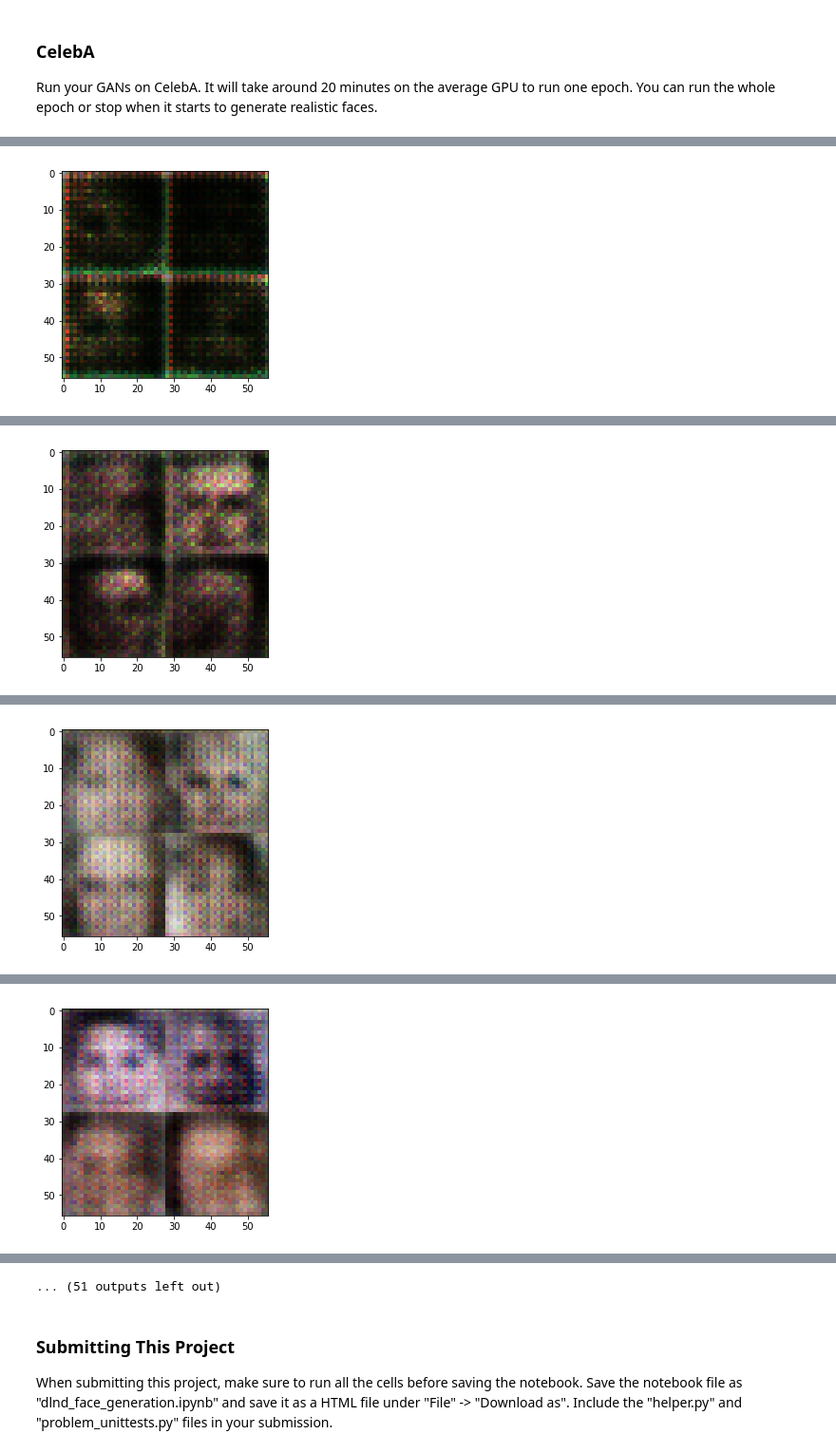
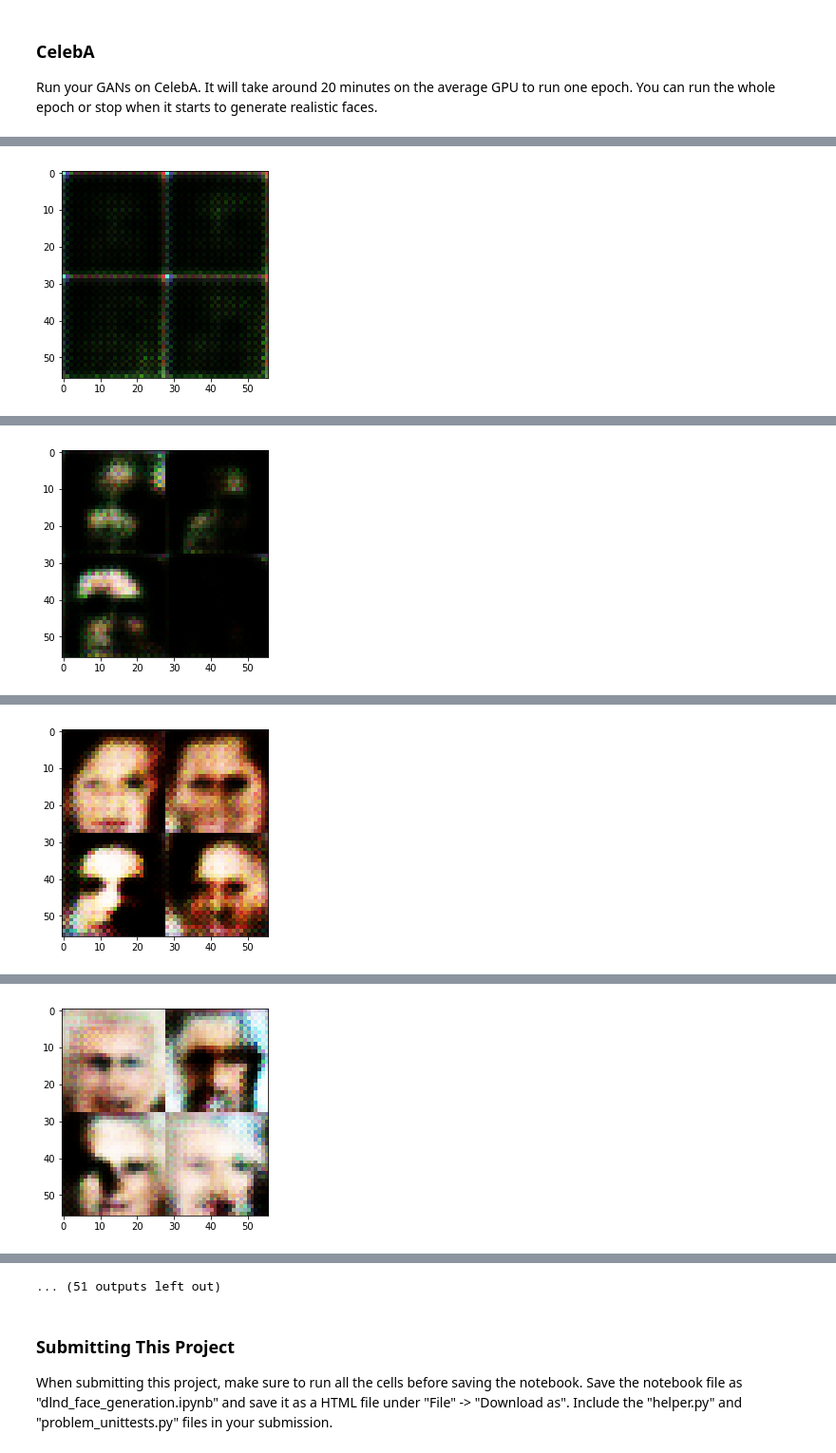
Before and after one commit to zjh1943/deep-learning, a Jupyter notebook: face_generation/dlnd_face_generation.ipynb, the cells around one changed output, grey strips where cells are left out. Shown at 95% size. Saved outputs shown, nothing was run; the diff lists cells and outputs as text; code cells hidden in the pictures.

```diff
--- a/face_generation/dlnd_face_generation.ipynb
+++ b/face_generation/dlnd_face_generation.ipynb
@@ -154,7 +147,7 @@ Tests Passed
 ### Discriminator
 Implement `discriminator` to create a discriminator neural network that discriminates on `images`.  This function should be able to reuse the variables in the neural network.  Use [`tf.variable_scope`](https://www.tensorflow.org/api_docs/python/tf/variable_scope) with a scope name of "discriminator" to allow the variables to be reused.  The function should return a tuple of (tensor output of the discriminator, tensor logits of the discriminator).
 # %%
-def discriminator(images, reuse=False, alpha=0.2):
+def discriminator(images, reuse=False, alpha=0.2, dropout=0.4):
     """
     Create the discriminator network
     :param images: Tensor of input image(s)
@@ -164,19 +157,25 @@ def discriminator(images, reuse=False, alpha=0.2):
     # TODO: Implement Function
 
     with tf.variable_scope('discriminator', reuse=reuse):
+
+        xavier = tf.contrib.layers.xavier_initializer()
+
         # Input layer is 28x28x3 OR 28*28*1
-        x1 = tf.layers.conv2d(images, 64, 5, strides=2, padding='same')
+        x1 = tf.layers.conv2d(images, 64, 5, strides=2, padding='same', kernel_initializer=xavier)
         relu1 = tf.maximum(alpha * x1, x1)
+        relu1 = tf.nn.dropout(relu1, keep_prob=1-dropout)
         # 14x14x64
 
-        x2 = tf.layers.conv2d(relu1, 128, 5, strides=2, padding='same')
+        x2 = tf.layers.conv2d(relu1, 128, 5, strides=2, padding='same', kernel_initializer=xavier)
         bn2 = tf.layers.batch_normalization(x2, training=True)
         relu2 = tf.maximum(alpha * bn2, bn2)
+        relu2 = tf.nn.dropout(relu2, keep_prob=1-dropout)
         # 7x7x128
 
-        x3 = tf.layers.conv2d(relu2, 256, 5, strides=2, padding='same')
+        x3 = tf.layers.conv2d(relu2, 256, 5, strides=2, padding='same', kernel_initializer=xavier)
         bn3 = tf.layers.batch_normalization(x3, training=True)
         relu3 = tf.maximum(alpha * bn3, bn3)
+        relu3 = tf.nn.dropout(relu3, keep_prob=1-dropout)
         # 4x4x256
 
         # Flatten it
@@ -209,17 +208,17 @@ def generator(z, out_channel_dim, is_train=True, alpha=0.2):
     training = is_train
     with tf.variable_scope('generator', reuse=not is_train):
         # First fully connected layer
-        x1 = tf.layers.dense(z, 7*7*256)
+        x1 = tf.layers.dense(z, 7*7*1024)
         # Reshape it to start the convolutional stack
-        x1 = tf.reshape(x1, (-1, 7, 7, 256))
+        x1 = tf.reshape(x1, (-1, 7, 7, 1024))
         x1 = tf.layers.batch_normalization(x1, training=training)
         x1 = tf.maximum(alpha * x1, x1)
-        # 7x7x256 now
+        # 7x7x1024 now
 
-        x2 = tf.layers.conv2d_transpose(x1, 128, 5, strides=2, padding='same')
+        x2 = tf.layers.conv2d_transpose(x1, 256, 5, strides=2, padding='same')
         x2 = tf.layers.batch_normalization(x2, training=training)
         x2 = tf.maximum(alpha * x2, x2)
-        # 14x14x128 now
+        # 14x14x256 now
 
         x3 = tf.layers.conv2d_transpose(x2, 64, 5, strides=2, padding='same')
         x3 = tf.layers.batch_normalization(x3, training=training)
@@ -247,7 +246,7 @@ Implement `model_loss` to build the GANs for training and calculate the loss.  T
 - `discriminator(images, reuse=False)`
 - `generator(z, out_channel_dim, is_train=True)`
 # %%
-def model_loss(input_real, input_z, out_channel_dim, alpha=0.2):
+def model_loss(input_real, input_z, out_channel_dim, alpha=0.2, smooth=0.1):
     """
     Get the loss for the discriminator and generator
     :param input_real: Images from the real dataset
@@ -262,7 +261,8 @@ def model_loss(input_real, input_z, out_channel_dim, alpha=0.2):
     d_model_fake, d_logits_fake = discriminator(g_model, reuse=True, alpha=alpha)
 
     d_loss_real = tf.reduce_mean(
-        tf.nn.sigmoid_cross_entropy_with_logits(logits=d_logits_real, labels=tf.ones_like(d_model_real)))
+        tf.nn.sigmoid_cross_entropy_with_logits(logits=d_logits_real,
+                                                labels=tf.ones_like(d_model_real)*(1-smooth)))
     d_loss_fake = tf.reduce_mean(
         tf.nn.sigmoid_cross_entropy_with_logits(logits=d_logits_fake, labels=tf.zeros_like(d_model_fake)))
     g_loss = tf.reduce_mean(
@@ -386,6 +386,7 @@ def train(epoch_count, batch_size, z_dim, lr, beta1, get_batches, data_shape, da
 
                 # Sample random noise for G
                 batch_z = np.random.uniform(-1, 1, size=(batch_size, z_dim))
+                batch_images = batch_images*2
 
                 # print('batch_images.shape: ', batch_images.shape)
                 # print('batch_z.shape: ', batch_z.shape)
@@ -515,7 +516,7 @@ batch_size = 64
 z_dim = 256
 learning_rate = 0.0002
 alpha = 0.1
-beta1 = 0.5
+beta1 = 0.1
 
 
 """
@@ -542 +543 @@ Epoch 1/1... Discriminator Loss: 0.0600... Generator Loss: 4.0457
-[figure, old version]
+[figure, new version]
@@ -553 +554 @@ Epoch 1/1... Discriminator Loss: 0.0862... Generator Loss: 3.0269
-[figure, old version]
+[figure, new version]
@@ -564 +565 @@ Epoch 1/1... Discriminator Loss: 0.0292... Generator Loss: 5.3318
-[figure, old version]
+[figure, new version]
@@ -575 +576 @@ Epoch 1/1... Discriminator Loss: 2.2252... Generator Loss: 7.9247
-[figure, old version]
+[figure, new version]
```
Also changed, not shown: parts of 5 cells of this notebook.
